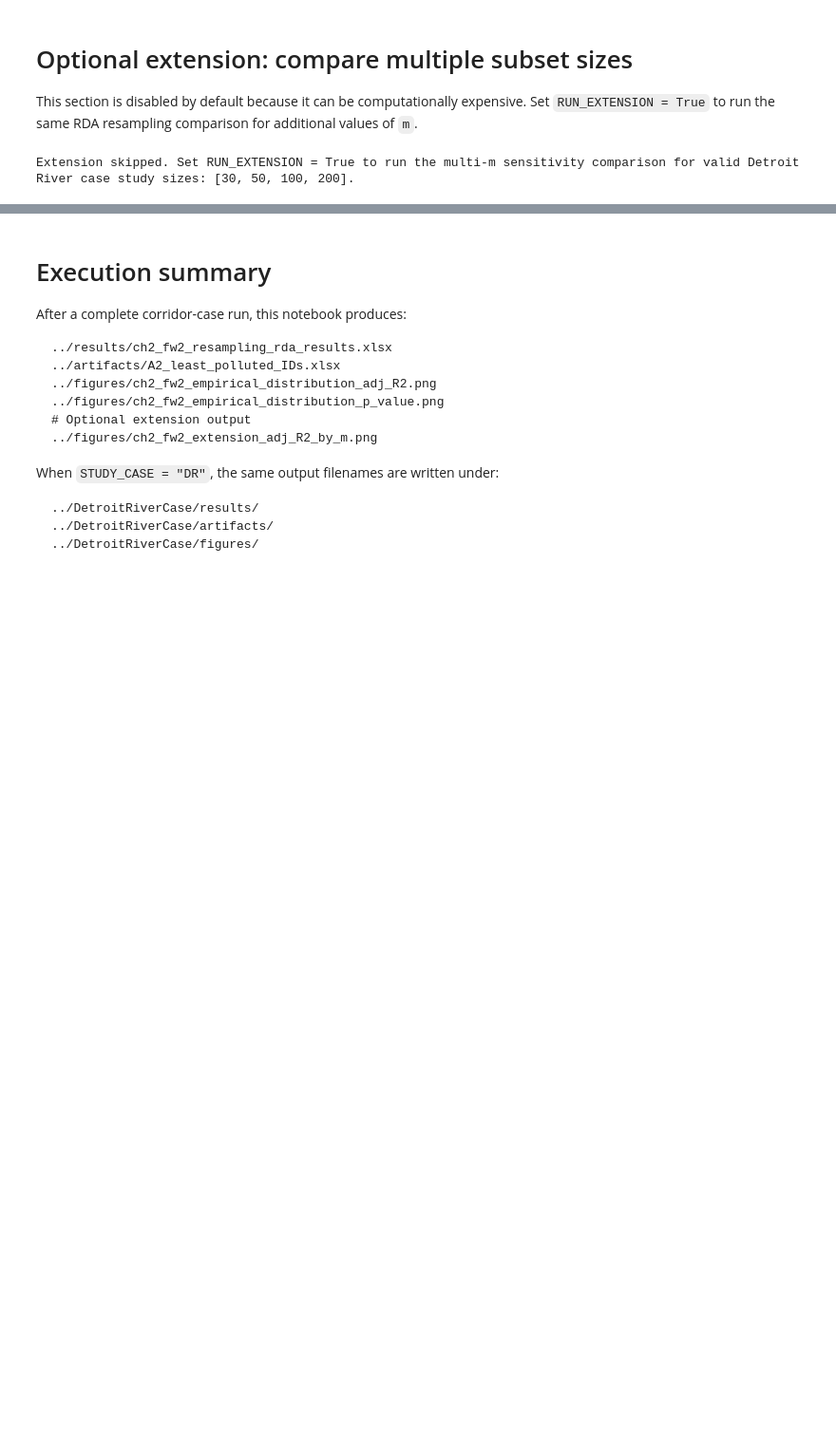
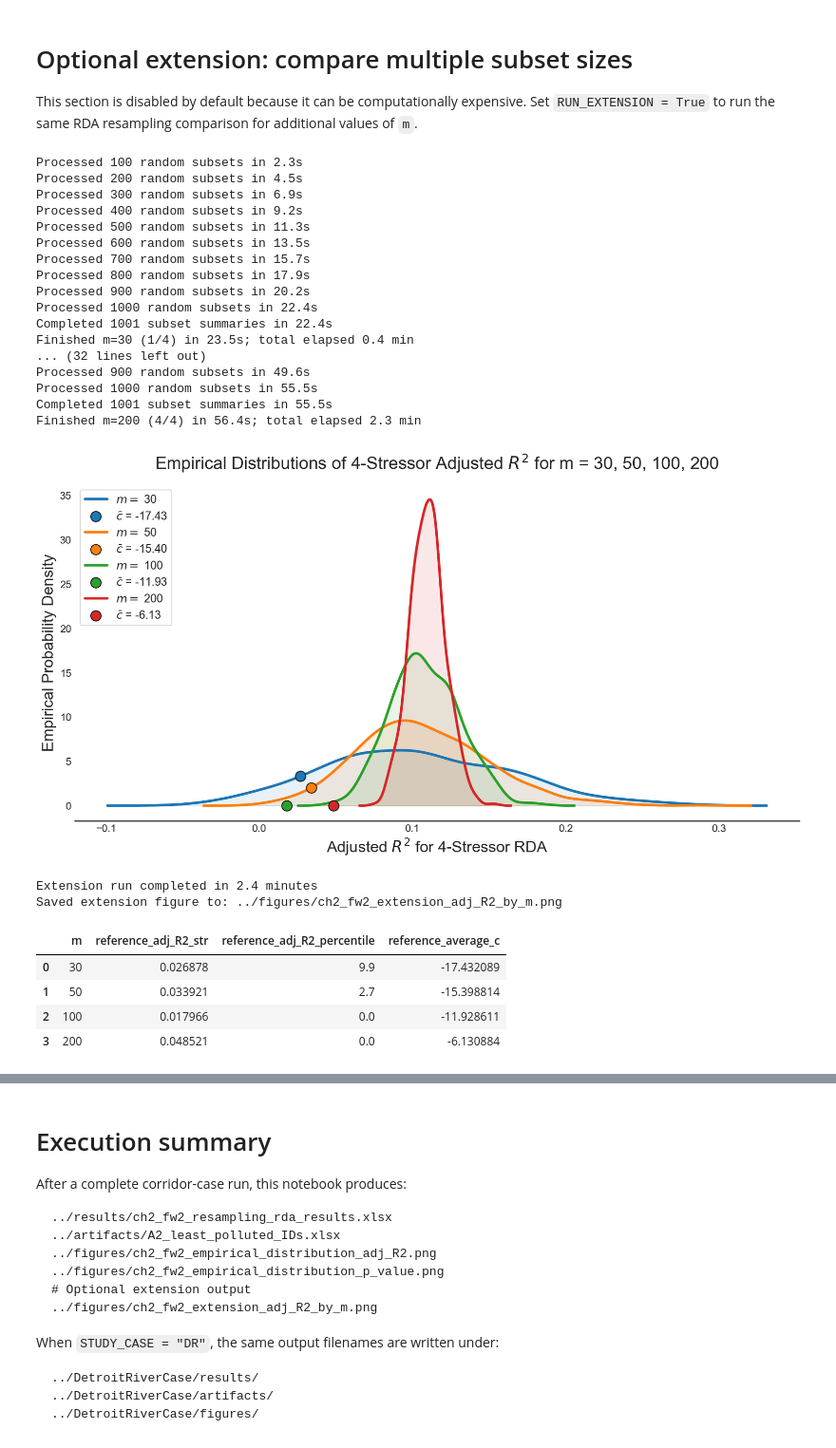
Before and after one commit to Gufeng-2002/thesisproject-codebase, a Jupyter notebook: codespace/notebooks/ch2_framework2.ipynb, the cells around one changed output, grey strips where cells are left out. Shown at 95% size. Drawn from its saved outputs; the diff is of its cells as text; code cells hidden in the pictures; blank space fills up the shorter version.

```diff
--- a/codespace/notebooks/ch2_framework2.ipynb
+++ b/codespace/notebooks/ch2_framework2.ipynb
@@ -987,7 +990,7 @@ P-value figure: ../DetroitRiverCase/figures/ch2_fw2_empirical_distribution_p_val
 
 This section is disabled by default because it can be computationally expensive. Set `RUN_EXTENSION = True` to run the same RDA resampling comparison for additional values of `m`.
 # %%
-RUN_EXTENSION = False
+RUN_EXTENSION = True
 
 EXTENSION_M_VALUES_CANDIDATE = [30, 50, 100, 200]
 EXTENSION_M_VALUES = [m_value for m_value in EXTENSION_M_VALUES_CANDIDATE if m_value <= N_STUDY_SITES]
@@ -1013,34 +1016,58 @@ if RUN_EXTENSION:
             )
         )
         m_elapsed_seconds = perf_counter() - m_start_time
         total_elapsed_seconds = perf_counter() - extension_start_time
         print(
             f"Finished m={m_value} ({m_index}/{len(EXTENSION_M_VALUES)}) "
             f"in {m_elapsed_seconds:.1f}s; total elapsed {total_elapsed_seconds / 60:.1f} min"
         )
 
     extension_rda_results = pd.concat(extension_result_frames, ignore_index=True)
     extension_m_summary = summarize_extension_results(extension_rda_results, EXTENSION_M_VALUES)
 
     extension_figure_path = FIGURE_DIR / "ch2_fw2_extension_adj_R2_by_m.png"
 
     plot_adj_r2_comparison(
         results_df=extension_rda_results,
         m_values=EXTENSION_M_VALUES,
         output_path=extension_figure_path,
     )
 
     extension_elapsed_minutes = (perf_counter() - extension_start_time) / 60.0
     print(f"Extension run completed in {extension_elapsed_minutes:.1f} minutes")
     print(f"Saved extension figure to: {extension_figure_path}")
     display(extension_m_summary)
 else:
     print(
         "Extension skipped. Set RUN_EXTENSION = True to run the multi-m sensitivity comparison "
         f"for valid {STUDY_CASE_LABEL} sizes: {EXTENSION_M_VALUES}."
     )
 # %% [output]
-Extension skipped. Set RUN_EXTENSION = True to run the multi-m sensitivity comparison for valid Detroit River case study sizes: [30, 50, 100, 200].
+Processed 100 random subsets in 2.3s
+Processed 200 random subsets in 4.5s
+Processed 300 random subsets in 6.9s
+Processed 400 random subsets in 9.2s
+Processed 500 random subsets in 11.3s
+Processed 600 random subsets in 13.5s
+Processed 700 random subsets in 15.7s
+Processed 800 random subsets in 17.9s
+Processed 900 random subsets in 20.2s
+Processed 1000 random subsets in 22.4s
+Completed 1001 subset summaries in 22.4s
+Finished m=30 (1/4) in 23.5s; total elapsed 0.4 min
+... (32 lines left out)
+Processed 900 random subsets in 49.6s
+Processed 1000 random subsets in 55.5s
+Completed 1001 subset summaries in 55.5s
+Finished m=200 (4/4) in 56.4s; total elapsed 2.3 min
+[figure, added]
+Extension run completed in 2.4 minutes
+Saved extension figure to: ../figures/ch2_fw2_extension_adj_R2_by_m.png
+|  | m | reference_adj_R2_str | reference_adj_R2_percentile | reference_average_c |
+| 0 | 30 | 0.026878 | 9.9 | -17.432089 |
+| 1 | 50 | 0.033921 | 2.7 | -15.398814 |
+| 2 | 100 | 0.017966 | 0.0 | -11.928611 |
+| 3 | 200 | 0.048521 | 0.0 | -6.130884 |
 # %%
 def plot_sweep_metric_summary(
     summary_df: pd.DataFrame,
```
Also changed, not shown: parts of 7 cells of this notebook, 12 other files.
